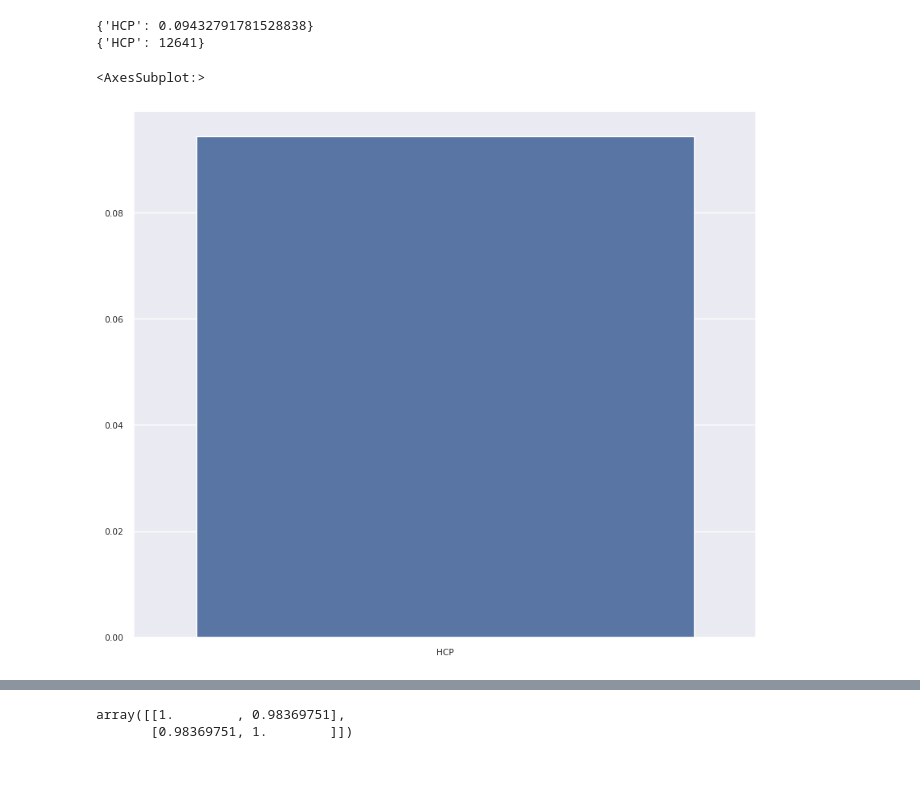
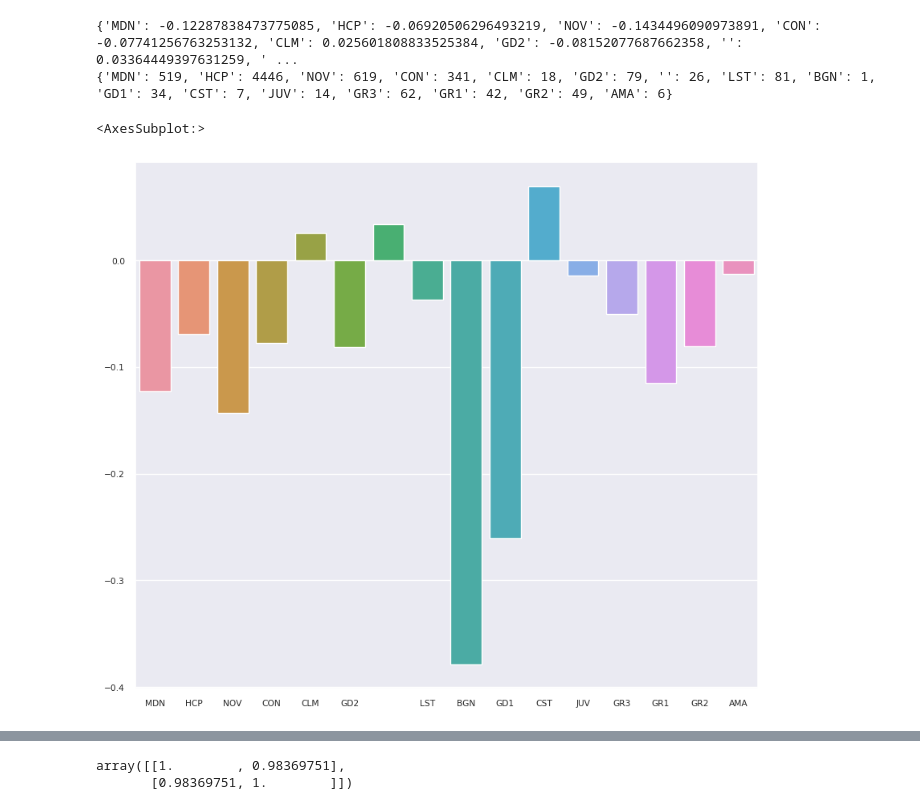
Before and after one commit to Dateb/WageringSystem, a Jupyter notebook: notebooks/Results Plotting.ipynb, the cells around one changed output, grey strips where cells are left out. Cells and saved outputs as stored; diff of their text form; code cells hidden in the pictures; blank space fills up the shorter version.

```diff
--- a/notebooks/Results Plotting.ipynb
+++ b/notebooks/Results Plotting.ipynb
@@ -203,7 +236,7 @@ dtype: float64
 # %%
 month_count = {}
 
-for bet in test_bets_base:
+for bet in test_bets:
     month = bet.bet_offer.event_datetime.month
     if month not in month_count:
         month_count[month] = 0
@@ -280,46 +281,42 @@ def get_win_prob_diffs(bet_odds_sp_pairs: List[Tuple[float, float]]) -> List[flo
         bet_odds = odds_pair[0]
         sp = odds_pair[1]
         if sp > 0:
             bet_offer_win_prob = 1 / (bet_odds * (1 - 0.025))
             bet_sp_win_prob = 1 / sp
 
             win_prob_diffs.append((bet_sp_win_prob / bet_offer_win_prob) - 1)
 
     return win_prob_diffs
 
-bets = test_bets_base
+bets = test_bets
 
-cat_bet_odds_sp_pairs = {}
+cat_clv = {}
 for bet in bets:
+    clv = get_clv_of_bet(bet)
     cat = bet.bet_offer.race_card.category
-    if cat not in cat_bet_odds_sp_pairs:
-        cat_bet_odds_sp_pairs[cat] = []
+    if cat not in cat_clv:
+        cat_clv[cat] = []
 
-    cat_bet_odds_sp_pairs[cat].append((bet.bet_offer.odds, bet.bet_offer.horse.betfair_place_sp))
-
-cat_win_prob_diffs = {}
-
-for cat in cat_bet_odds_sp_pairs:
-    cat_win_prob_diffs[cat] = get_win_prob_diffs(cat_bet_odds_sp_pairs[cat])
+    cat_clv[cat].append(clv)
 
 win_prob_means = {}
 win_prob_counts = {}
 
-for race_category in cat_win_prob_diffs:
-    win_prob_means[race_category] = mean(cat_win_prob_diffs[race_category])
-    win_prob_counts[race_category] = len(cat_win_prob_diffs[race_category])
+for race_category in cat_clv:
+    win_prob_means[race_category] = mean(cat_clv[race_category])
+    win_prob_counts[race_category] = len(cat_clv[race_category])
 
 # payout_means = dict(sorted(payout_means.items(), key=lambda item: item[1]))
 print(win_prob_means)
 print(win_prob_counts)
 #
 x = list(win_prob_means.keys())
 y = list(win_prob_means.values())
 
 sns.barplot(x=x, y=y)
 # plt.ylim(0.95, 1.1)
 # %% [output]
-{'HCP': 0.09432791781528838}
-{'HCP': 12641}
+{'MDN': -0.12287838473775085, 'HCP': -0.06920506296493219, 'NOV': -0.1434496090973891, 'CON': -0.07741256763253132, 'CLM': 0.025601808833525384, 'GD2': -0.08152077687662358, '': 0.03364449397631259, ' ...
+{'MDN': 519, 'HCP': 4446, 'NOV': 619, 'CON': 341, 'CLM': 18, 'GD2': 79, '': 26, 'LST': 81, 'BGN': 1, 'GD1': 34, 'CST': 7, 'JUV': 14, 'GR3': 62, 'GR1': 42, 'GR2': 49, 'AMA': 6}
 <AxesSubplot:>
-[figure, old version]
+[figure, new version]
```
Also changed, not shown: parts of 8 cells of this notebook, 27 other files.
